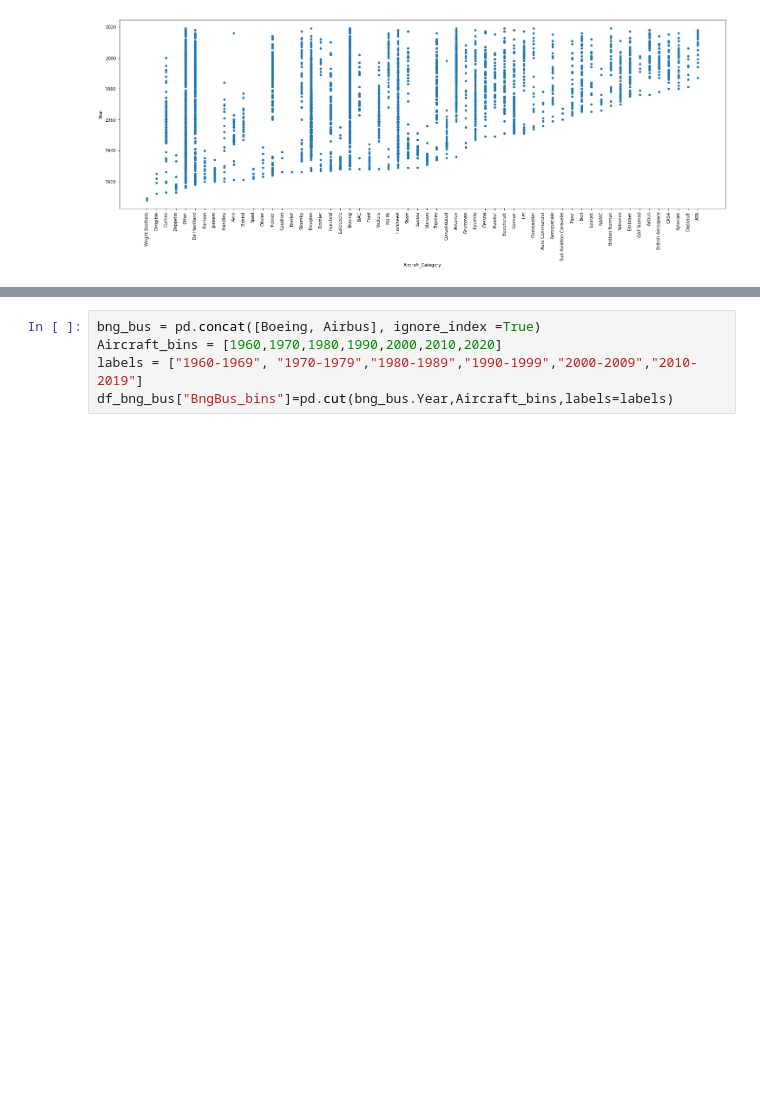
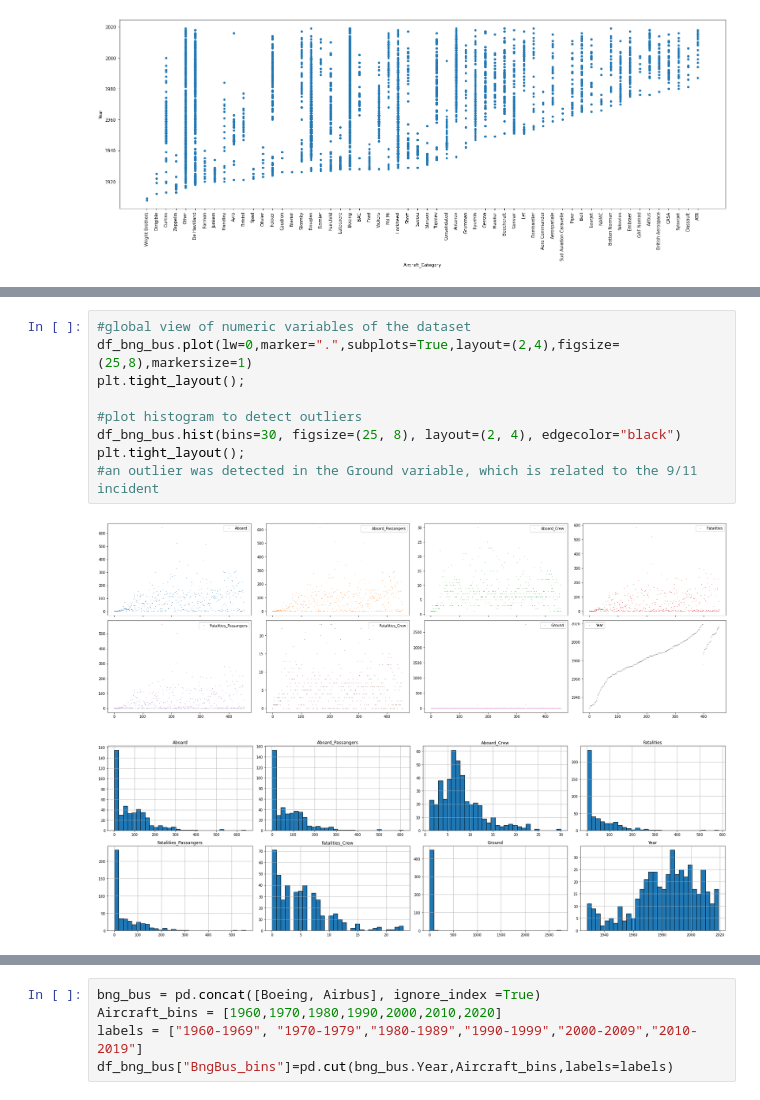
Before and after one commit to women-in-ai-ireland/May-2022-WaiXCollins-Airplane-Crash-Investigation, a Jupyter notebook: WAI_Crash_Investigation_Erumena.ipynb, the cells around one changed output, grey strips where cells are left out. Drawn from its saved outputs; the diff is of its cells as text; blank space fills up the shorter version.

```diff
--- a/WAI_Crash_Investigation_Erumena.ipynb
+++ b/WAI_Crash_Investigation_Erumena.ipynb
@@ -349,0 +401,12 @@ plt.legend(bbox_to_anchor=(1.3,1));
+# %%
+#global view of numeric variables of the dataset
+df_bng_bus.plot(lw=0,marker=".",subplots=True,layout=(2,4),figsize=(25,8),markersize=1)
+plt.tight_layout();
+
+#plot histogram to detect outliers
+df_bng_bus.hist(bins=30, figsize=(25, 8), layout=(2, 4), edgecolor="black")
+plt.tight_layout();
+#an outlier was detected in the Ground variable, which is related to the 9/11 incident
+# %% [output]
+[figure, added]
+[figure, added]
```
Also changed, not shown: parts of 49 cells of this notebook.
